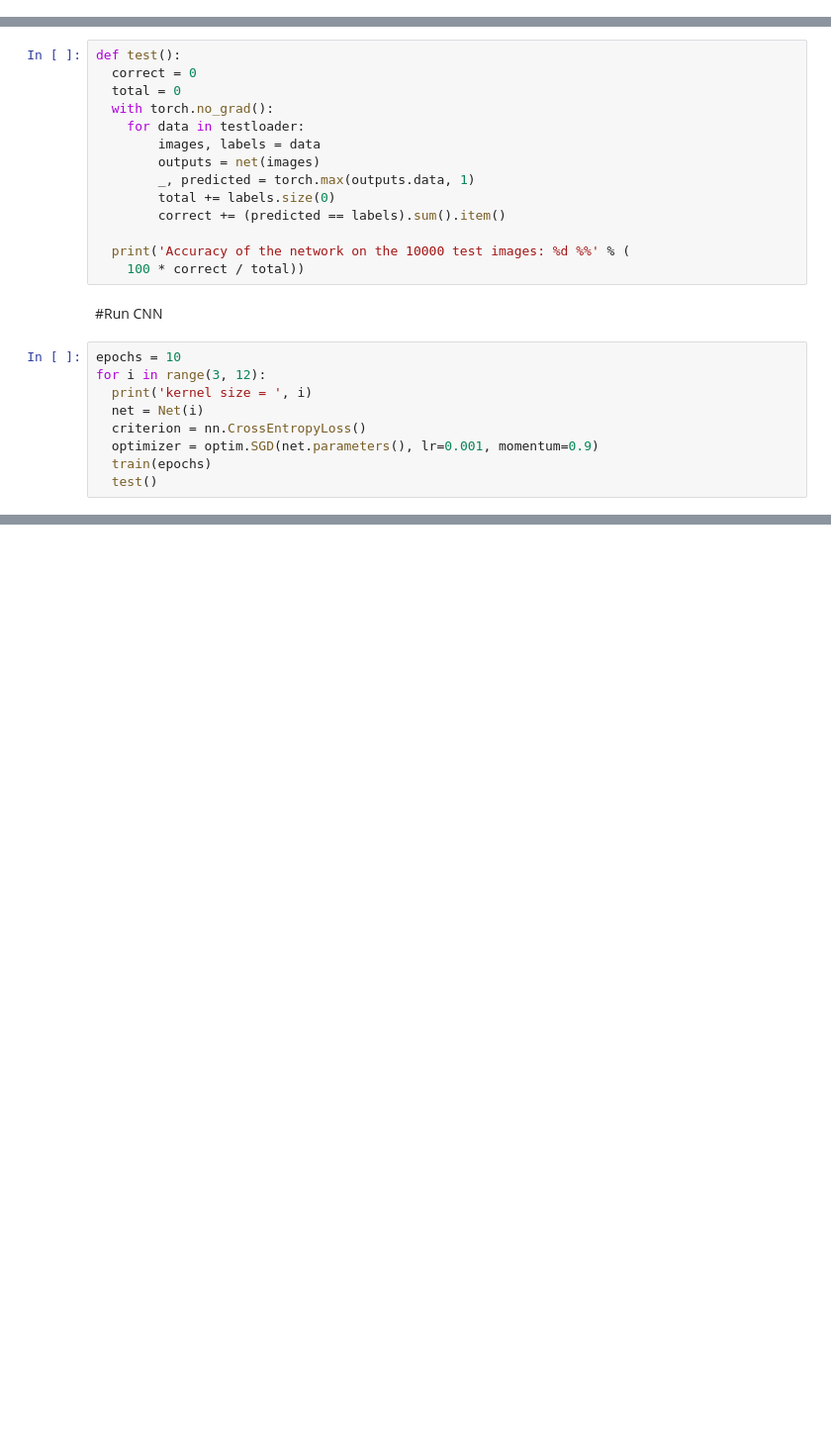
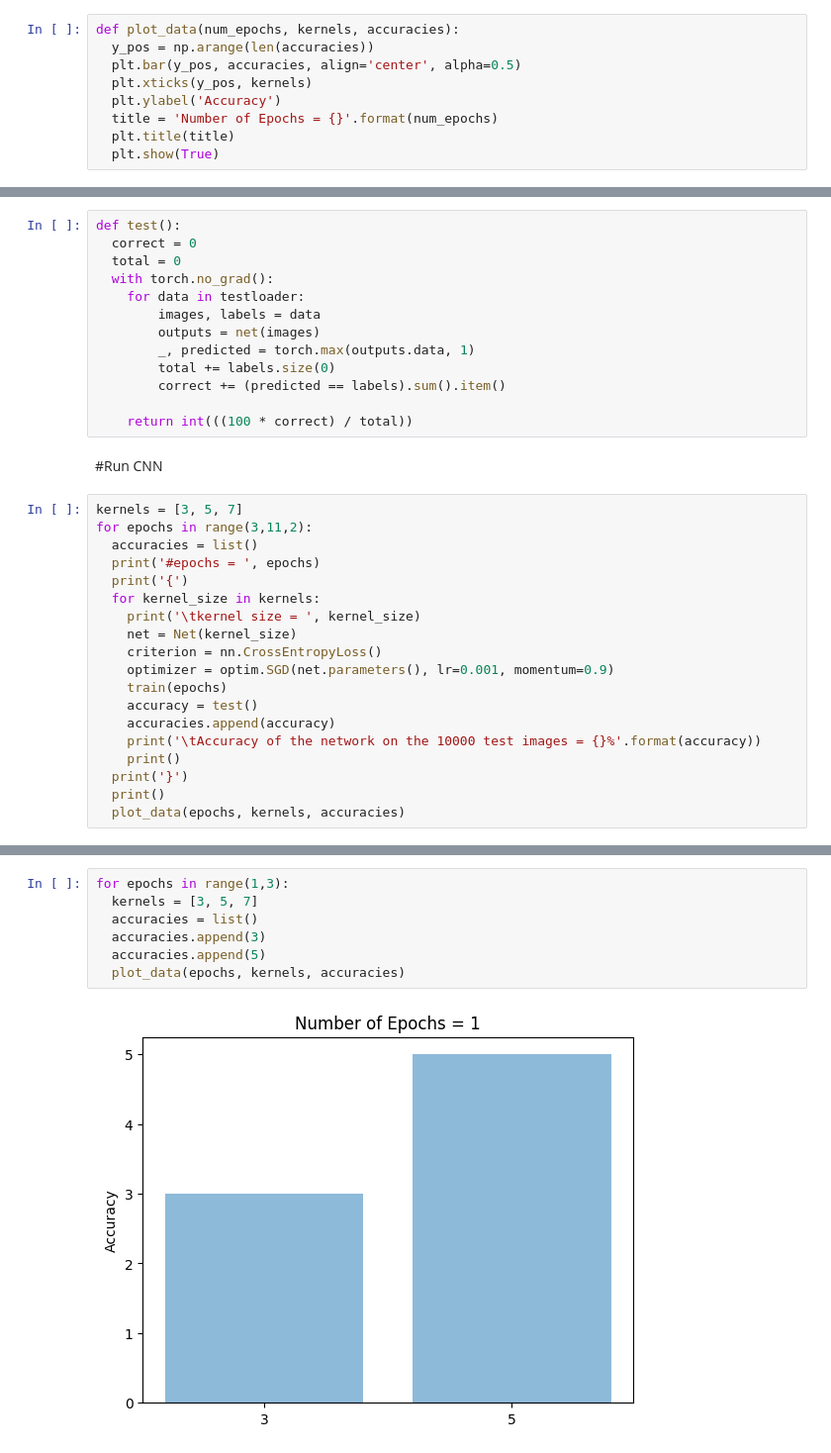
Before and after one commit to karemgerges/CNN-CIFAR10-Classifier, a Jupyter notebook: CV_Lab2.ipynb, the cells around one changed output, grey strips where cells are left out. Shown at 99% size. Drawn from its saved outputs; the diff is of its cells as text; blank space fills up the shorter version.

Commit message:
Added plot function

```diff
--- a/CV_Lab2.ipynb
+++ b/CV_Lab2.ipynb
@@ -14,3 +19,12 @@ import torch.optim as optim
+# %%
+def plot_data(num_epochs, kernels, accuracies):
+  y_pos = np.arange(len(accuracies))
+  plt.bar(y_pos, accuracies, align='center', alpha=0.5)
+  plt.xticks(y_pos, kernels)
+  plt.ylabel('Accuracy')
+  title = 'Number of Epochs = {}'.format(num_epochs)
+  plt.title(title)
+  plt.show(True)
 # %% [markdown]
 #Loading CIFAR10
 # %%
@@ -126,17 +140,26 @@ def test():
         total += labels.size(0)
         correct += (predicted == labels).sum().item()
 
-  print('Accuracy of the network on the 10000 test images: %d %%' % (
-    100 * correct / total))
+    return int(((100 * correct) / total))
 # %% [markdown]
 #Run CNN
 # %%
-epochs = 10
-for i in range(3, 12):
-  print('kernel size = ', i)
-  net = Net(i)
-  criterion = nn.CrossEntropyLoss()
-  optimizer = optim.SGD(net.parameters(), lr=0.001, momentum=0.9)
-  train(epochs)
-  test()
+kernels = [3, 5, 7]
+for epochs in range(3,11,2):
+  accuracies = list()
+  print('#epochs = ', epochs)
+  print('{')
+  for kernel_size in kernels:
+    print('\tkernel size = ', kernel_size)
+    net = Net(kernel_size)
+    criterion = nn.CrossEntropyLoss()
+    optimizer = optim.SGD(net.parameters(), lr=0.001, momentum=0.9)
+    train(epochs)
+    accuracy = test()
+    accuracies.append(accuracy)
+    print('\tAccuracy of the network on the 10000 test images = {}%'.format(accuracy))
+    print()
+  print('}')
+  print()
+  plot_data(epochs, kernels, accuracies)
 # %% [output]
@@ -143,0 +170,9 @@ kernel size =  3
+# %%
+for epochs in range(1,3):
+  kernels = [3, 5, 7]
+  accuracies = list()
+  accuracies.append(3)
+  accuracies.append(5)
+  plot_data(epochs, kernels, accuracies)
+# %% [output]
+[figure, added]
```
Also changed, not shown: parts of 4 cells of this notebook.
